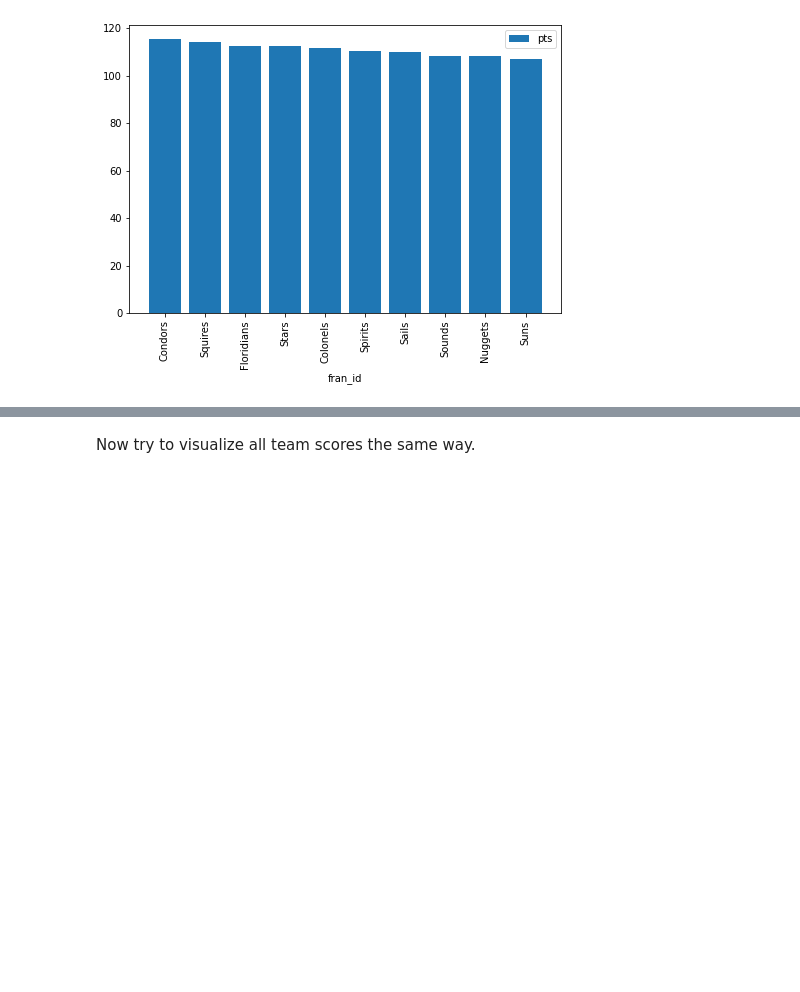
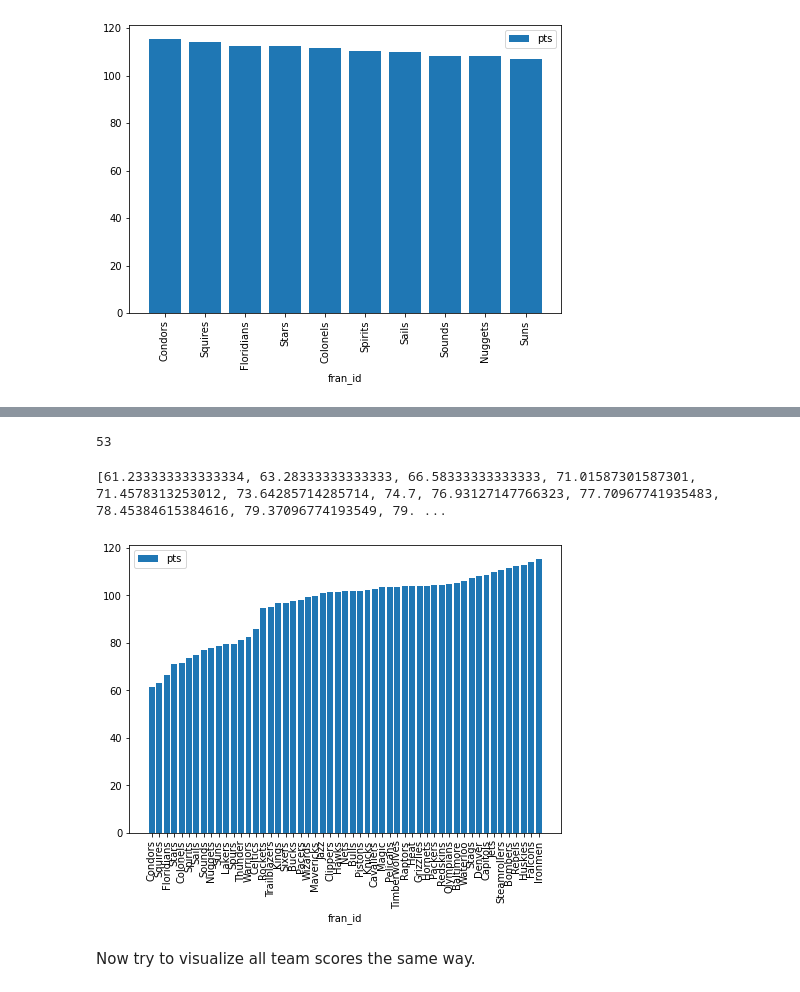
Before and after one commit to mmecius/turing_college, a Jupyter notebook: Demo_subproject.ipynb, the cells around one changed output, grey strips where cells are left out. Saved outputs shown, nothing was run; the diff lists cells and outputs as text; code cells hidden in the pictures; blank space fills up the shorter version.

Commit message:
add data in chart sorted from smallest to highest

```diff
--- a/Demo_subproject.ipynb
+++ b/Demo_subproject.ipynb
@@ -348,6 +348,29 @@ You should see a result as follows:
 # %% [markdown]
 You should see a result as follows:
 <div><img src="https://i.imgur.com/6VXMksY.png" /></div>
+# %%
+all_teams_raw = df1[['fran_id','pts']].groupby('fran_id').mean().nlargest(len(all_teams),['pts'])
+all_teams = all_teams_raw.index.tolist()
+print(len(all_teams))
+# %% [output]
+53
+# %%
+all_teams_scores_raw = df1[['fran_id','pts']].groupby('fran_id').mean().nsmallest(len(all_teams),['pts']).values
+all_teams_scores = [value.item() for value in all_teams_scores_raw]
+print(all_teams_scores)
+# %% [output]
+[61.233333333333334, 63.28333333333333, 66.58333333333333, 71.01587301587301, 71.4578313253012, 73.64285714285714, 74.7, 76.93127147766323, 77.70967741935483, 78.45384615384616, 79.37096774193549, 79. ...
+# %%
+fig = plt.figure()
+ax = fig.add_axes([0,0,1,1])
+ax.bar(all_teams,all_teams_scores, label='pts')
+plt.xlabel('fran_id')
+plt.xticks(rotation=90)
+plt.legend()
+
+plt.show()
+# %% [output]
+[figure, added]
 # %% [markdown]
 Now try to visualize all team scores the same way.
 # %% [markdown]
```
